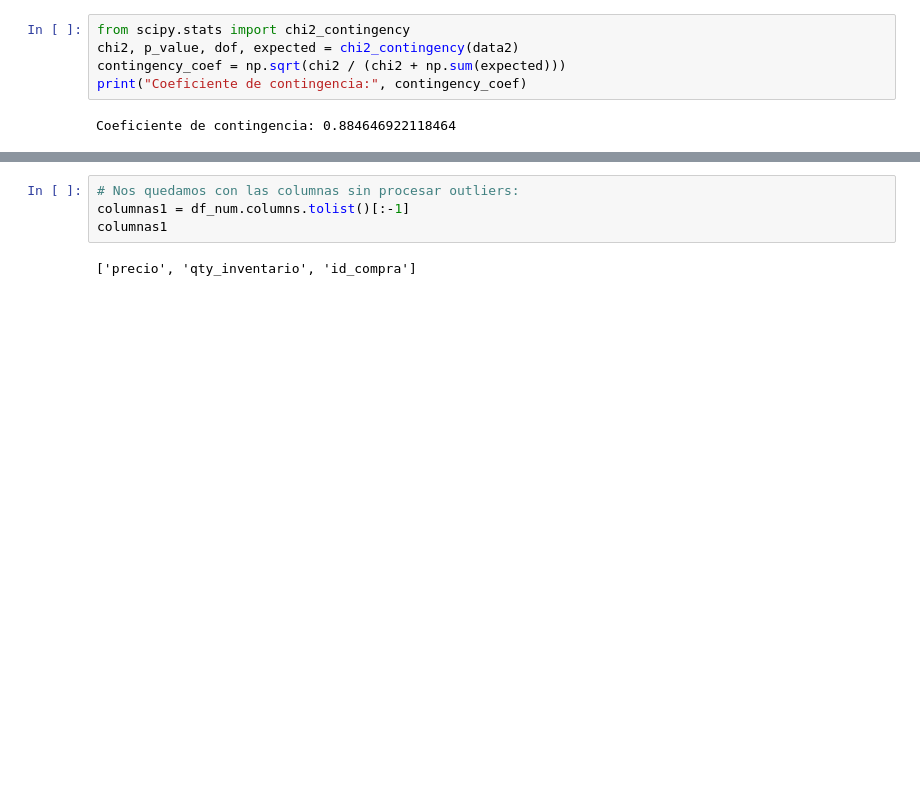
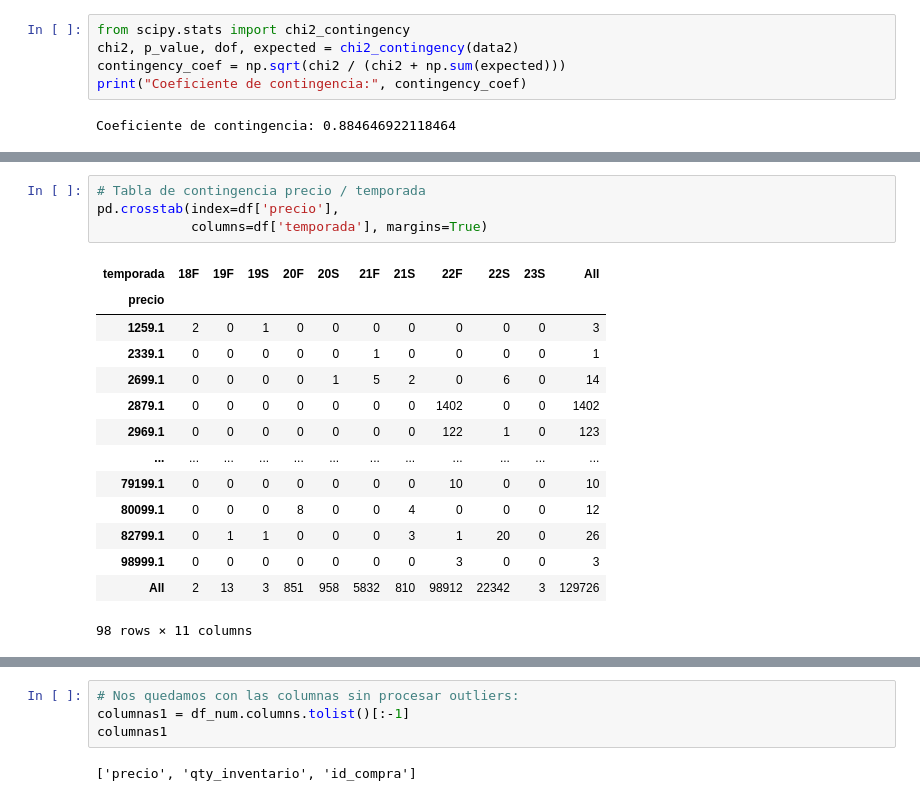
Before and after one commit to JuanMMaldonado/Coder-Data-Science, a Jupyter notebook: Desafio10_ProyectoDS_ParteII_MaldonadoMamaniCardenas.ipynb, the cells around one changed output, grey strips where cells are left out. Cells and saved outputs as stored; diff of their text form; blank space fills up the shorter version.

```diff
--- a/Desafio10_ProyectoDS_ParteII_MaldonadoMamaniCardenas.ipynb
+++ b/Desafio10_ProyectoDS_ParteII_MaldonadoMamaniCardenas.ipynb
@@ -159,0 +176,19 @@ Coeficiente de contingencia: 0.884646922118464
+# %%
+# Tabla de contingencia precio / temporada
+pd.crosstab(index=df['precio'],
+            columns=df['temporada'], margins=True)
+# %% [output]
+| temporada | 18F | 19F | 19S | 20F | 20S | 21F | 21S | 22F | 22S | 23S | All |
+| precio |  |  |  |  |  |  |  |  |  |  |  |
+| 1259.1 | 2 | 0 | 1 | 0 | 0 | 0 | 0 | 0 | 0 | 0 | 3 |
+| 2339.1 | 0 | 0 | 0 | 0 | 0 | 1 | 0 | 0 | 0 | 0 | 1 |
+| 2699.1 | 0 | 0 | 0 | 0 | 1 | 5 | 2 | 0 | 6 | 0 | 14 |
+| 2879.1 | 0 | 0 | 0 | 0 | 0 | 0 | 0 | 1402 | 0 | 0 | 1402 |
+| 2969.1 | 0 | 0 | 0 | 0 | 0 | 0 | 0 | 122 | 1 | 0 | 123 |
+| ... | ... | ... | ... | ... | ... | ... | ... | ... | ... | ... | ... |
+| 79199.1 | 0 | 0 | 0 | 0 | 0 | 0 | 0 | 10 | 0 | 0 | 10 |
+| 80099.1 | 0 | 0 | 0 | 8 | 0 | 0 | 4 | 0 | 0 | 0 | 12 |
+| 82799.1 | 0 | 1 | 1 | 0 | 0 | 0 | 3 | 1 | 20 | 0 | 26 |
+| 98999.1 | 0 | 0 | 0 | 0 | 0 | 0 | 0 | 3 | 0 | 0 | 3 |
+| All | 2 | 13 | 3 | 851 | 958 | 5832 | 810 | 98912 | 22342 | 3 | 129726 |
+98 rows × 11 columns
```
Also changed, not shown: parts of 7 cells of this notebook.
